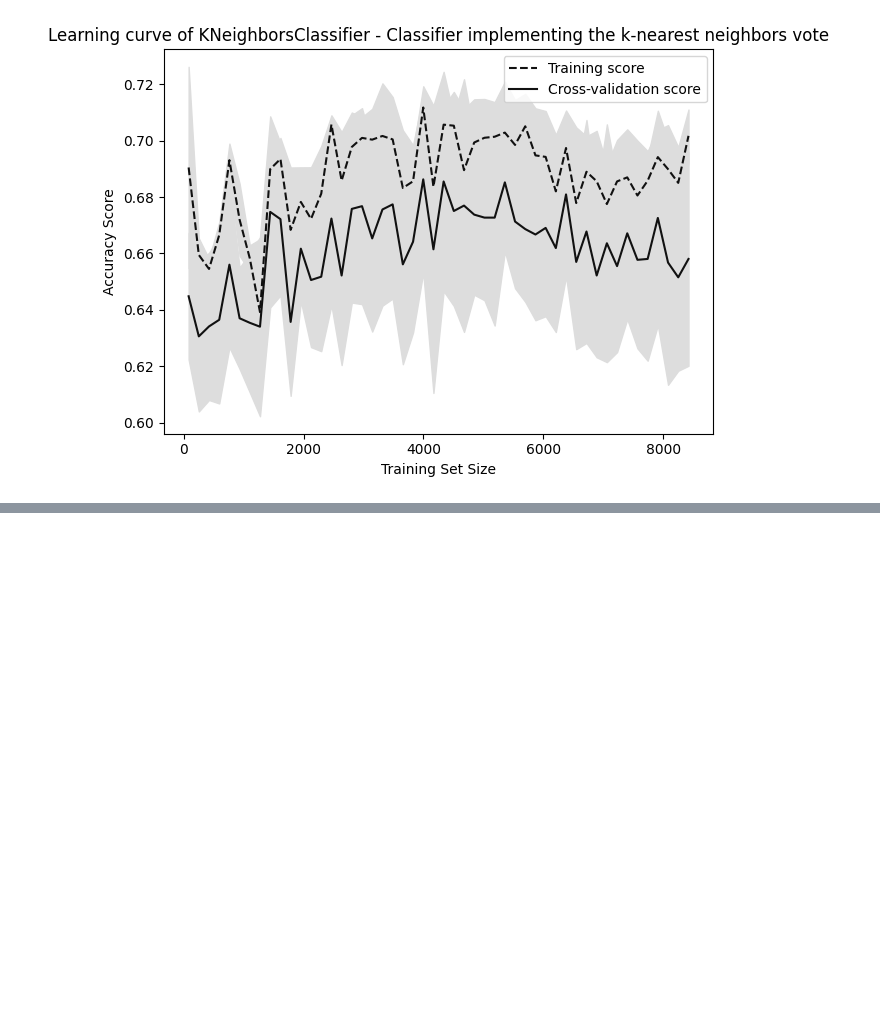
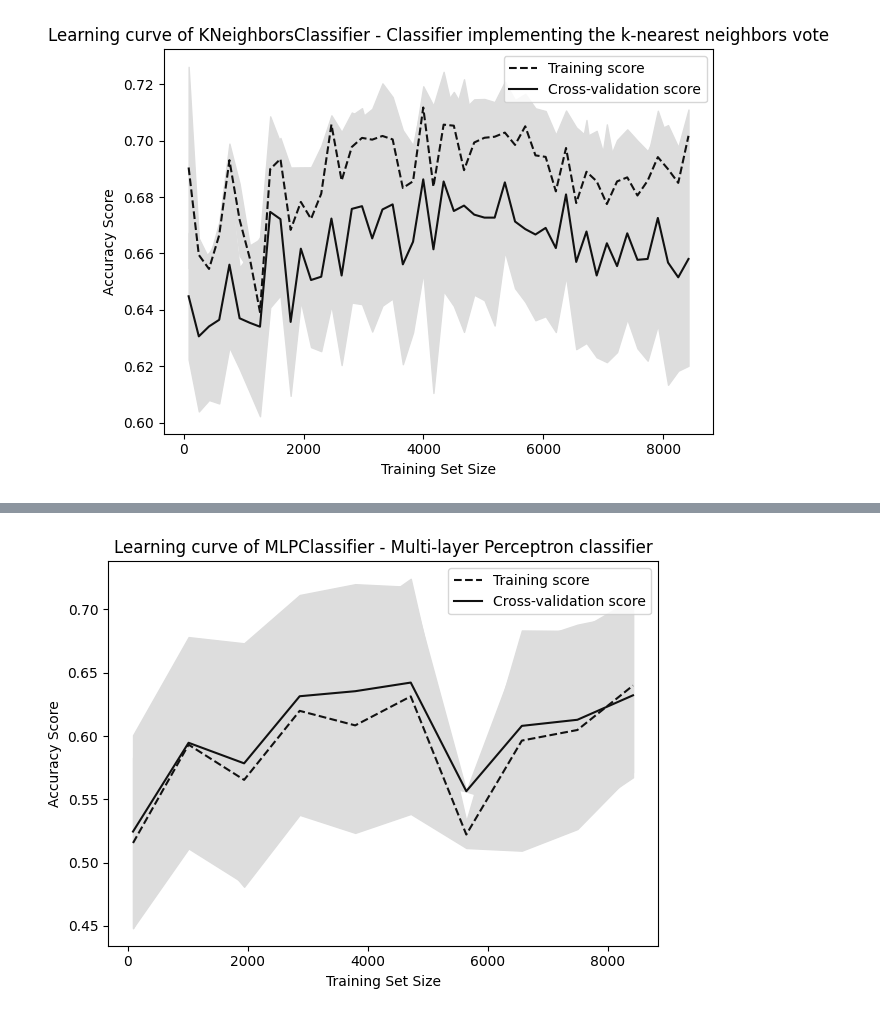
Before and after one commit to StrajnarFilip/UISU-projektna-naloga, a Jupyter notebook: naloga.ipynb, the cells around one changed output, grey strips where cells are left out. Drawn from its saved outputs; the diff is of its cells as text; code cells hidden in the pictures; blank space fills up the shorter version.

Commit message:
MLP classifier.

```diff
--- a/naloga.ipynb
+++ b/naloga.ipynb
@@ -397,0 +415,4 @@ render_learning_curve(k_neighbors, "Learning curve of KNeighborsClassifier - Cla
+# %%
+render_learning_curve(mlp, "Learning curve of MLPClassifier - Multi-layer Perceptron classifier", 10)
+# %% [output]
+[figure, added]
```
Also changed, not shown: parts of 2 cells of this notebook.
